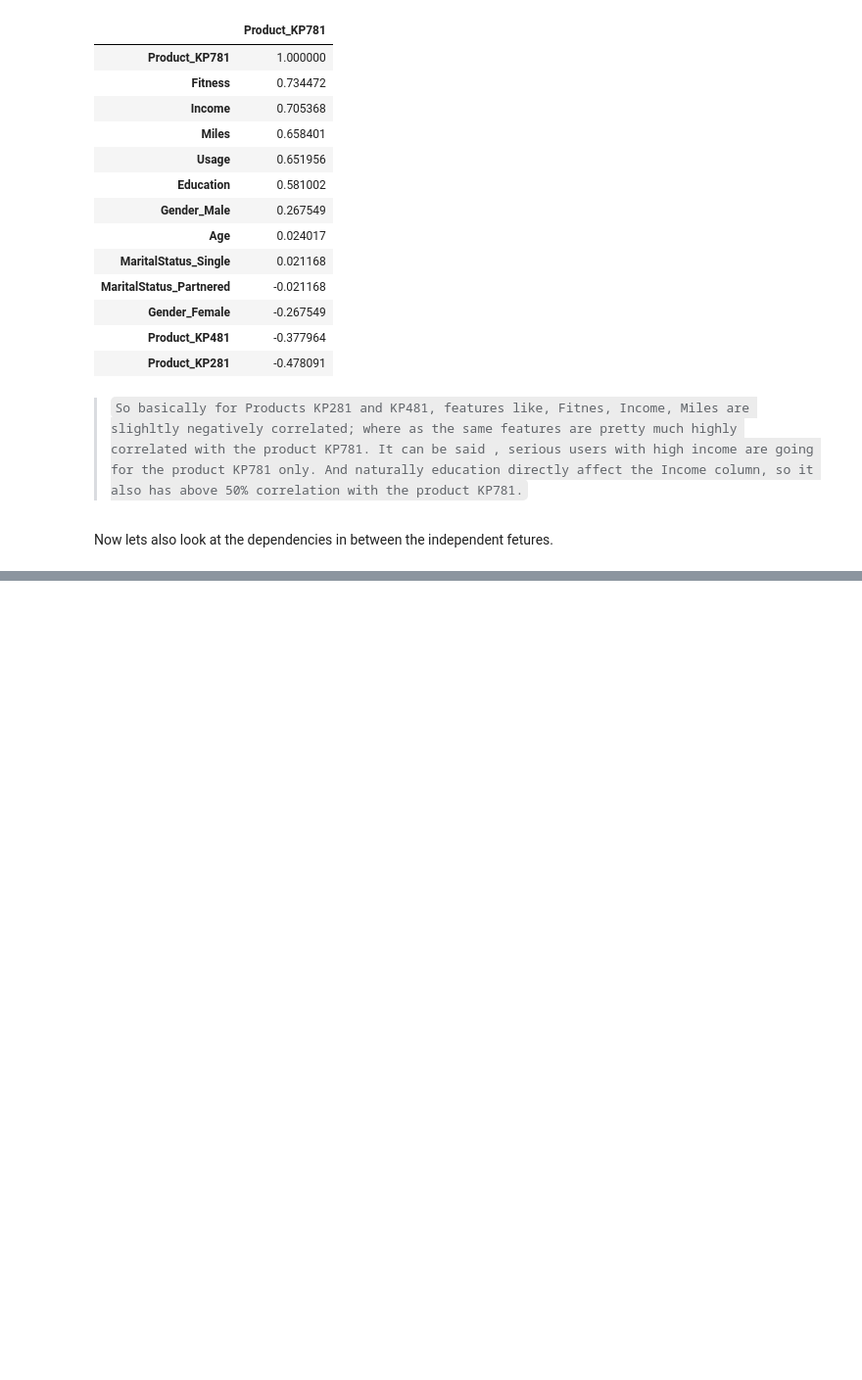
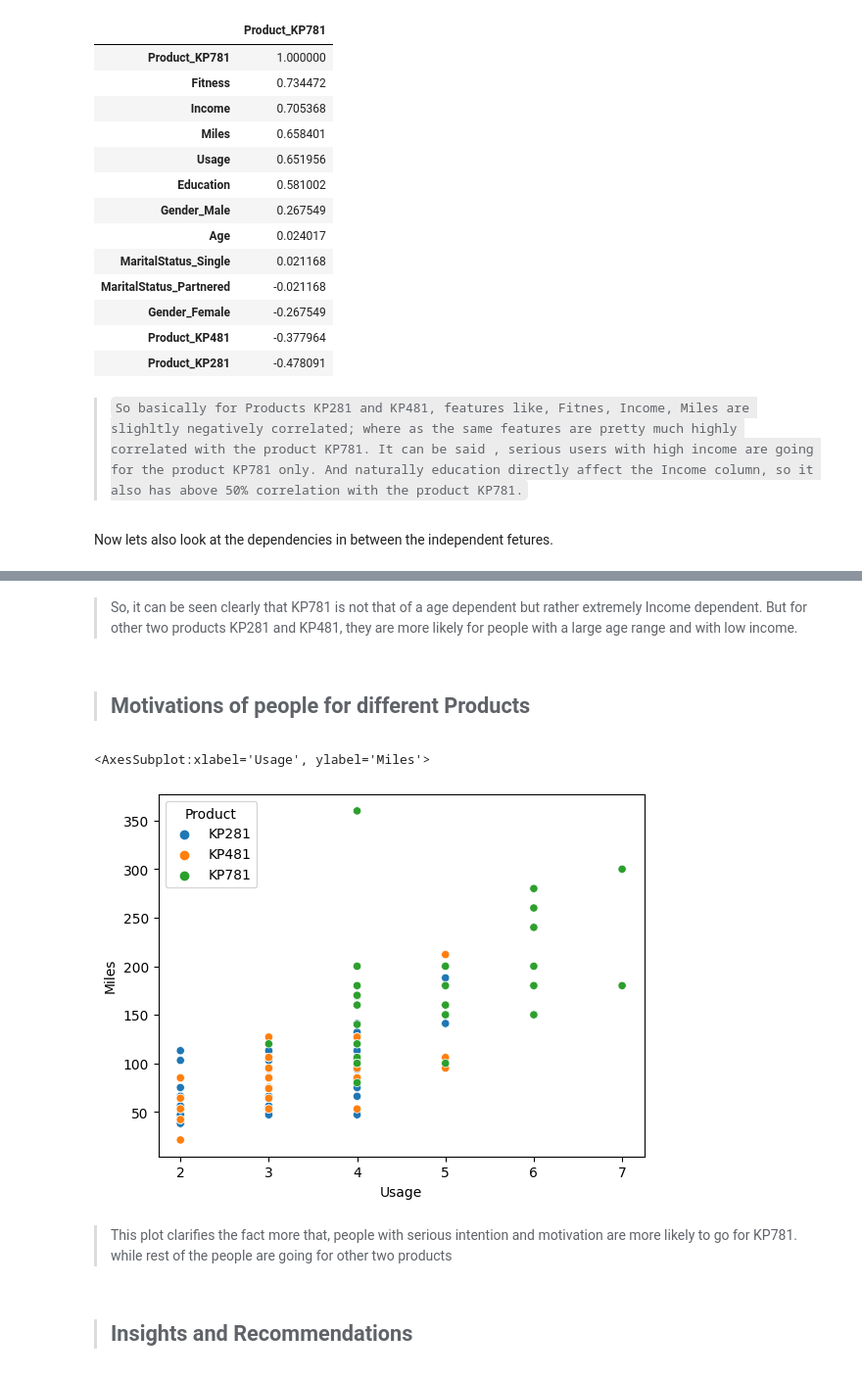
Before and after one commit to WRD397/Projects, a Jupyter notebook: Aerofill_Dataset/notebook.ipynb, the cells around one changed output, grey strips where cells are left out. Shown at 98% size. Cells and saved outputs as stored; diff of their text form; code cells hidden in the pictures; blank space fills up the shorter version.

```diff
--- a/Aerofill_Dataset/notebook.ipynb
+++ b/Aerofill_Dataset/notebook.ipynb
@@ -271,0 +330,14 @@ TypeError: 'Figure' object is not callable
+# %% [markdown]
+> So, it can be seen clearly that KP781 is not that of a age dependent but rather extremely Income dependent.
+> But for other two products KP281 and KP481, they are more likely for people with a large age range and with low income.
+# %% [markdown]
+> ## Motivations of people for different Products
+# %%
+sns.scatterplot(data=df, x = 'Usage', y='Miles', hue='Product')
+# %% [output]
+<AxesSubplot:xlabel='Usage', ylabel='Miles'>
+[figure, added]
+# %% [markdown]
+> This plot clarifies the fact more that, people with serious intention and motivation are more likely to go for KP781. while rest of the people are going for other two products
+# %% [markdown]
+> ## Insights and Recommendations
```
Also changed, not shown: parts of 15 cells of this notebook.
